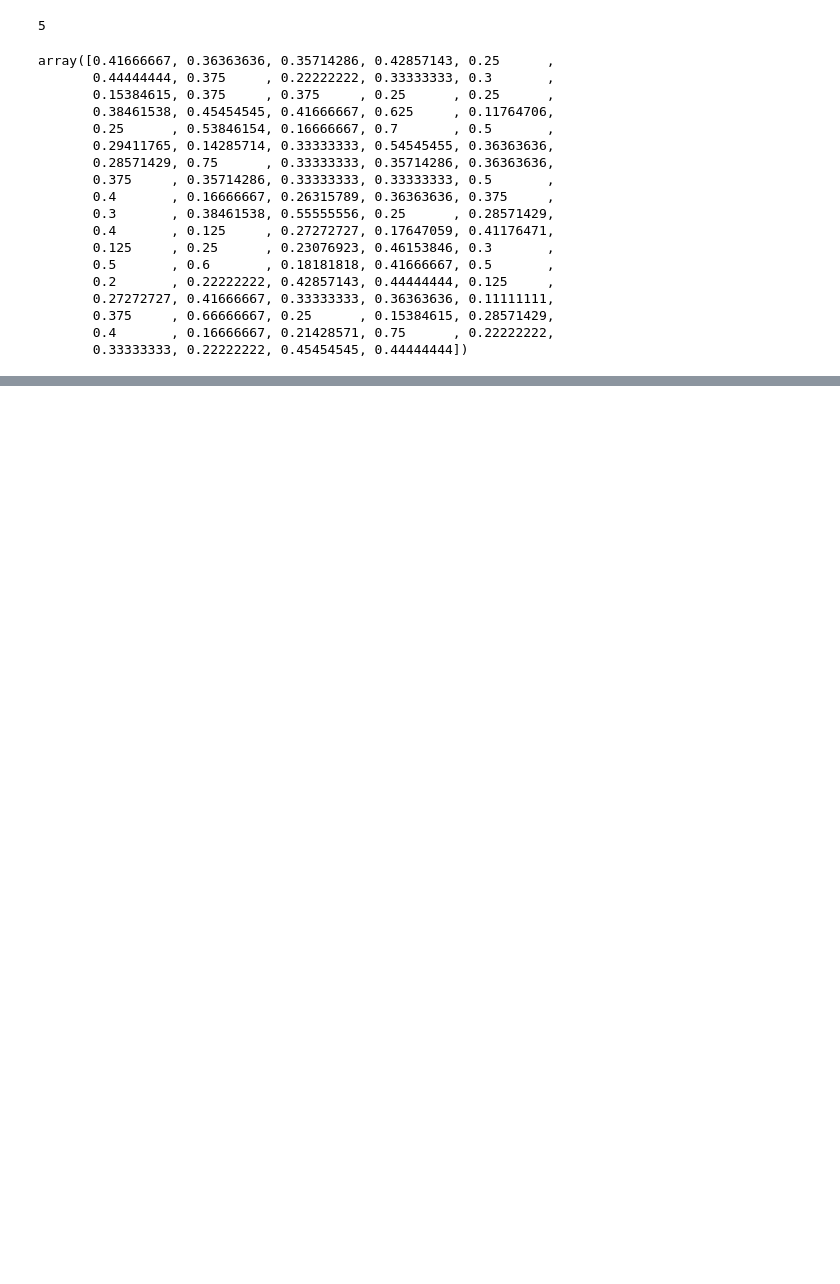
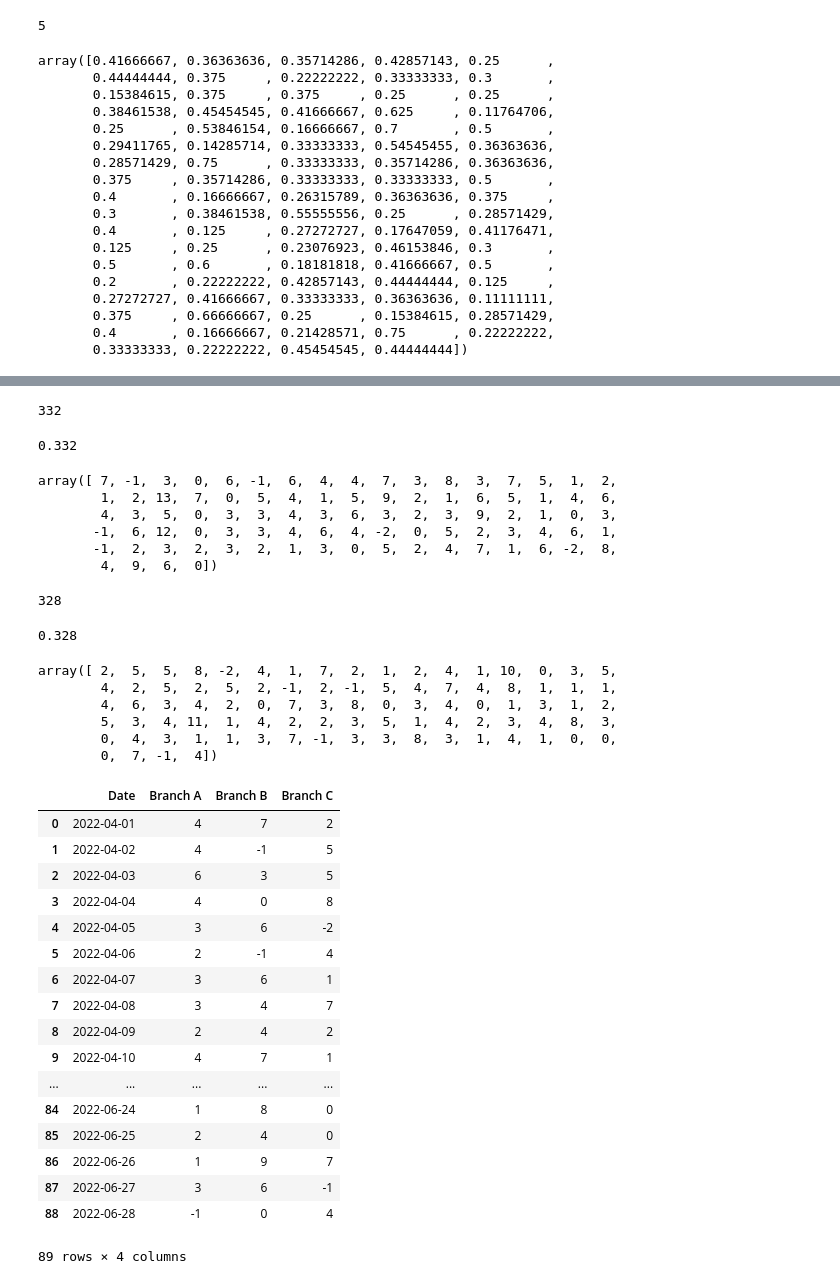
Before and after one commit to mayreeann/Team_Aero, a Jupyter notebook: Probalistic_modelling_Hackathon.ipynb, the cells around one changed output, grey strips where cells are left out. Saved outputs shown, nothing was run; the diff lists cells and outputs as text; code cells hidden in the pictures; blank space fills up the shorter version.

```diff
--- a/Probalistic_modelling_Hackathon.ipynb
+++ b/Probalistic_modelling_Hackathon.ipynb
@@ -234,0 +385,76 @@ array([0.41666667, 0.36363636, 0.35714286, 0.42857143, 0.25      ,
+# %%
+#total number of times sales were recorded in branch B
+n_b = len(sales_data[(sales_data.Branch == "B")])
+n_b
+# %% [output]
+332
+# %%
+#probability of success in branch B
+p_B = n_b/n_e
+p_B
+# %% [output]
+0.332
+# %%
+#possible daily outcomes for branch B in Q2
+binom2_B = [(rnd.binomial(1000,0.332,332).mean().astype(int) + rnd.binomial(n,p)-n_b) for n,p in zip(total_sales,prob_B)]
+np.array(binom2_B)
+# %% [output]
+array([ 7, -1,  3,  0,  6, -1,  6,  4,  4,  7,  3,  8,  3,  7,  5,  1,  2,
+        1,  2, 13,  7,  0,  5,  4,  1,  5,  9,  2,  1,  6,  5,  1,  4,  6,
+        4,  3,  5,  0,  3,  3,  4,  3,  6,  3,  2,  3,  9,  2,  1,  0,  3,
+       -1,  6, 12,  0,  3,  3,  4,  6,  4, -2,  0,  5,  2,  3,  4,  6,  1,
+       -1,  2,  3,  2,  3,  2,  1,  3,  0,  5,  2,  4,  7,  1,  6, -2,  8,
+        4,  9,  6,  0])
+# %%
+#total number of times sales were recorded in branch C
+n_c = len(sales_data[(sales_data.Branch == "C")])
+n_c
+# %% [output]
+328
+# %%
+#probability of success in branch C
+p_C = n_c/n_e
+p_C
+# %% [output]
+0.328
+# %%
+#possible daily outcomes for branch C in Q2
+binom2_C = [(rnd.binomial(1000,0.328,328).mean().astype(int) + rnd.binomial(n,p)-n_c) for n,p in zip(total_sales,prob_C)]
+np.array(binom2_C)
+# %% [output]
+array([ 2,  5,  5,  8, -2,  4,  1,  7,  2,  1,  2,  4,  1, 10,  0,  3,  5,
+        4,  2,  5,  2,  5,  2, -1,  2, -1,  5,  4,  7,  4,  8,  1,  1,  1,
+        4,  6,  3,  4,  2,  0,  7,  3,  8,  0,  3,  4,  0,  1,  3,  1,  2,
+        5,  3,  4, 11,  1,  4,  2,  2,  3,  5,  1,  4,  2,  3,  4,  8,  3,
+        0,  4,  3,  1,  1,  3,  7, -1,  3,  3,  8,  3,  1,  4,  1,  0,  0,
+        0,  7, -1,  4])
+# %%
+#use timedelta to get the dates for Q2
+from datetime import timedelta
+New_date = sales_data['Date'] + timedelta(days=90)
+
+#aggregate for three Branches
+aggregate = pd.DataFrame({'Date':New_date.value_counts().sort_index(ascending = True).index,
+                         'Branch A':binom2_A,
+                         'Branch B':binom2_B,
+                         'Branch C':binom2_C})
+aggregate
+# %% [output]
+|  | Date | Branch A | Branch B | Branch C |
+| 0 | 2022-04-01 | 4 | 7 | 2 |
+| 1 | 2022-04-02 | 4 | -1 | 5 |
+| 2 | 2022-04-03 | 6 | 3 | 5 |
+| 3 | 2022-04-04 | 4 | 0 | 8 |
+| 4 | 2022-04-05 | 3 | 6 | -2 |
+| 5 | 2022-04-06 | 2 | -1 | 4 |
+| 6 | 2022-04-07 | 3 | 6 | 1 |
+| 7 | 2022-04-08 | 3 | 4 | 7 |
+| 8 | 2022-04-09 | 2 | 4 | 2 |
+| 9 | 2022-04-10 | 4 | 7 | 1 |
+| ... | ... | ... | ... | ... |
+| 84 | 2022-06-24 | 1 | 8 | 0 |
+| 85 | 2022-06-25 | 2 | 4 | 0 |
+| 86 | 2022-06-26 | 1 | 9 | 7 |
+| 87 | 2022-06-27 | 3 | 6 | -1 |
+| 88 | 2022-06-28 | -1 | 0 | 4 |
+89 rows × 4 columns
```
Also changed, not shown: parts of 40 cells of this notebook.
